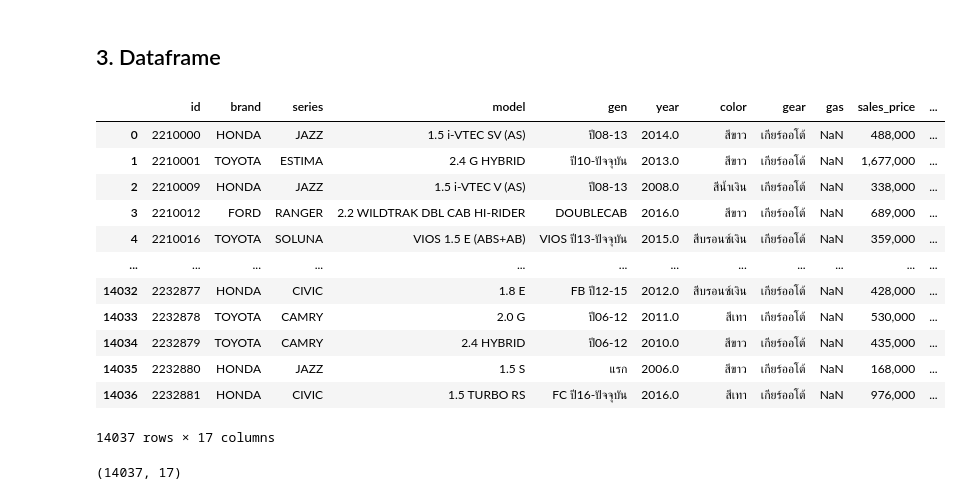
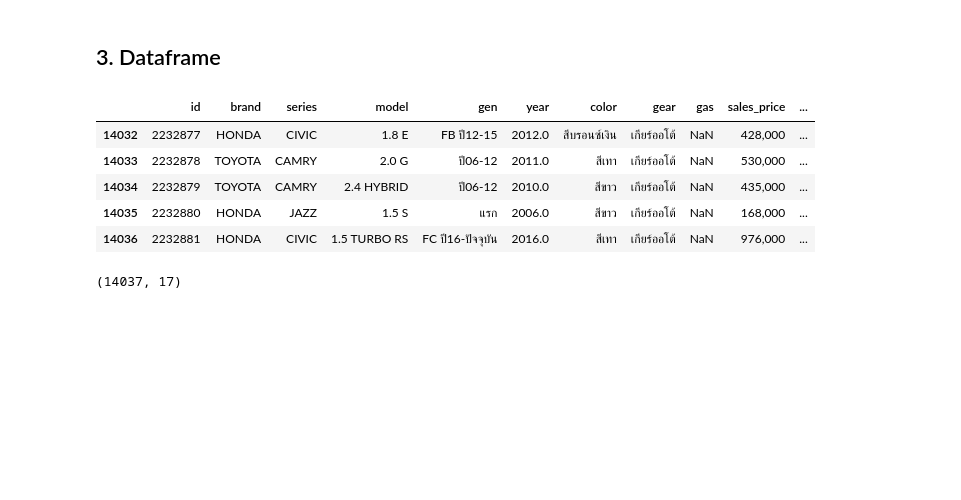
Before and after one commit to ai-builders/ai-builders.github.io, a Jupyter notebook: notebooks/ai_builder_pandas.ipynb, the cells around one changed output. Cells and saved outputs as stored; diff of their text form; code cells hidden in the pictures; blank space fills up the shorter version.

```diff
--- a/notebooks/ai_builder_pandas.ipynb
+++ b/notebooks/ai_builder_pandas.ipynb
@@ -35,21 +64,14 @@ ser.shape
 # %% [markdown]
 ## 3. Dataframe
 # %%
-df
+df.tail()
 # %% [output]
 |  | id | brand | series | model | gen | year | color | gear | gas | sales_price | ... |
-| 0 | 2210000 | HONDA | JAZZ | 1.5 i-VTEC SV (AS) | ปี08-13 | 2014.0 | สีขาว | เกียร์ออโต้ | NaN | 488,000 | ... |
-| 1 | 2210001 | TOYOTA | ESTIMA | 2.4 G HYBRID | ปี10-ปัจจุบัน | 2013.0 | สีขาว | เกียร์ออโต้ | NaN | 1,677,000 | ... |
-| 2 | 2210009 | HONDA | JAZZ | 1.5 i-VTEC V (AS) | ปี08-13 | 2008.0 | สีน้ำเงิน | เกียร์ออโต้ | NaN | 338,000 | ... |
-| 3 | 2210012 | FORD | RANGER | 2.2 WILDTRAK DBL CAB HI-RIDER | DOUBLECAB | 2016.0 | สีขาว | เกียร์ออโต้ | NaN | 689,000 | ... |
-| 4 | 2210016 | TOYOTA | SOLUNA | VIOS 1.5 E (ABS+AB) | VIOS ปี13-ปัจจุบัน | 2015.0 | สีบรอนซ์เงิน | เกียร์ออโต้ | NaN | 359,000 | ... |
-| ... | ... | ... | ... | ... | ... | ... | ... | ... | ... | ... | ... |
 | 14032 | 2232877 | HONDA | CIVIC | 1.8 E | FB ปี12-15 | 2012.0 | สีบรอนซ์เงิน | เกียร์ออโต้ | NaN | 428,000 | ... |
 | 14033 | 2232878 | TOYOTA | CAMRY | 2.0 G | ปี06-12 | 2011.0 | สีเทา | เกียร์ออโต้ | NaN | 530,000 | ... |
 | 14034 | 2232879 | TOYOTA | CAMRY | 2.4 HYBRID | ปี06-12 | 2010.0 | สีขาว | เกียร์ออโต้ | NaN | 435,000 | ... |
 | 14035 | 2232880 | HONDA | JAZZ | 1.5 S | แรก | 2006.0 | สีขาว | เกียร์ออโต้ | NaN | 168,000 | ... |
 | 14036 | 2232881 | HONDA | CIVIC | 1.5 TURBO RS | FC ปี16-ปัจจุบัน | 2016.0 | สีเทา | เกียร์ออโต้ | NaN | 976,000 | ... |
-14037 rows × 17 columns
 # %%
 df.shape
 # %% [output]
```
Also changed, not shown: parts of 23 cells of this notebook.
